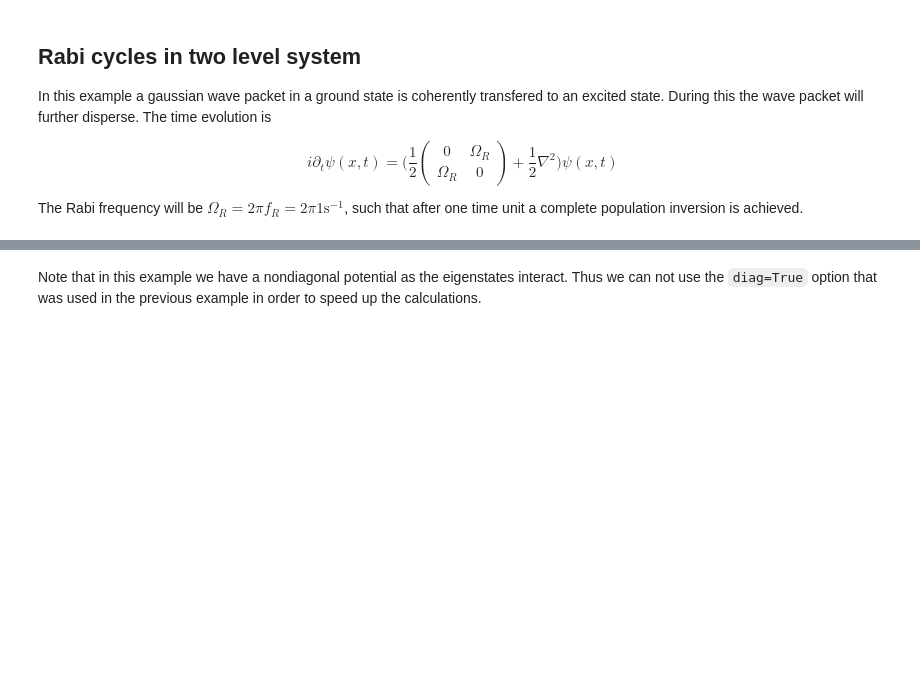
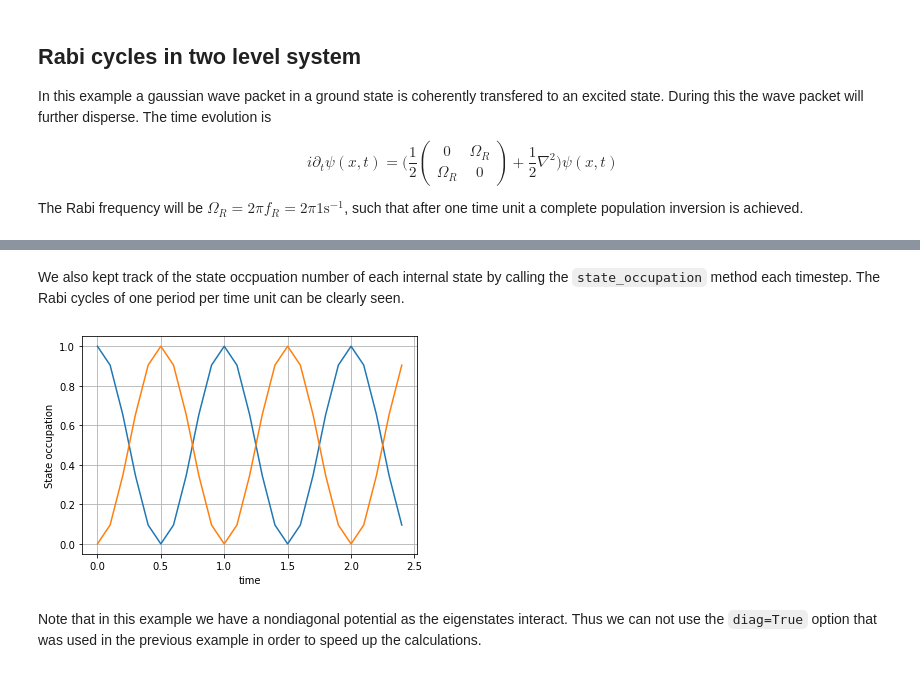
Before and after one commit to savowe/pytalises, a Jupyter notebook: docs/source/examples.ipynb, the cells around one changed output, grey strips where cells are left out. Drawn from its saved outputs; the diff is of its cells as text; code cells hidden in the pictures; blank space fills up the shorter version.

```diff
--- a/docs/source/examples.ipynb
+++ b/docs/source/examples.ipynb
@@ -136,3 +142,12 @@ for i in range(5):
+# %% [markdown]
+We also kept track of the state occpuation number of each internal state by calling the `state_occupation` method each timestep. The Rabi cycles of one period per time unit can be clearly seen.
+# %%
+plt.plot(time, state_occupation)
+plt.ylabel("State occupation")
+plt.xlabel("time")
+plt.grid()
+# %% [output]
+[figure, added]
 # %% [markdown]
 Note that in this example we have a nondiagonal potential as the eigenstates interact. Thus we can not use the `diag=True` option that was used in the previous example in order to speed up the calculations.
 # %% [markdown]
```
Also changed, not shown: parts of 5 cells of this notebook.
